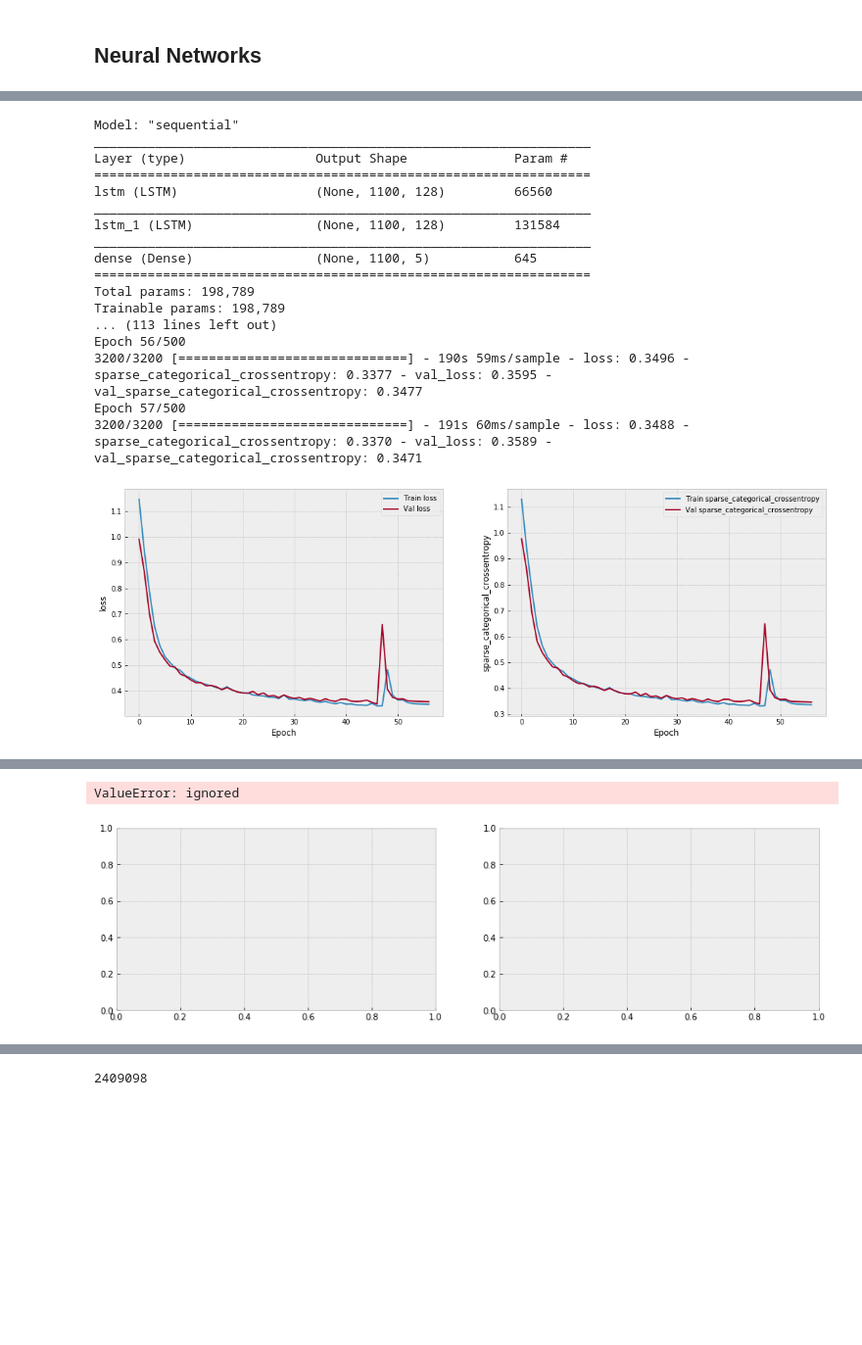
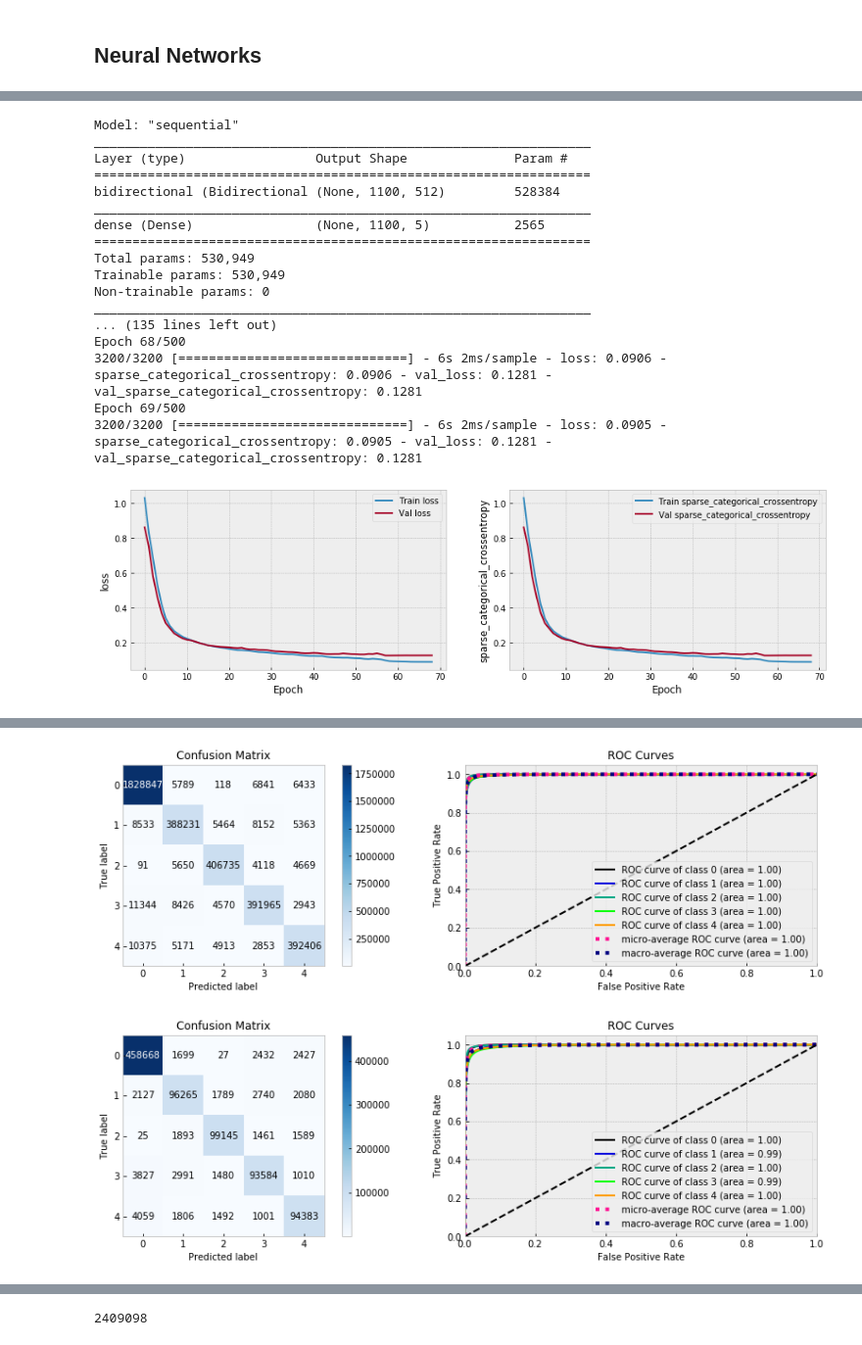
Before and after one commit to ABV-Hub/crowdanalytix, a Jupyter notebook: workinprogress.ipynb, the cells around one changed output, grey strips where cells are left out. Shown at 98% size. Cells and saved outputs as stored; diff of their text form; code cells hidden in the pictures; blank space fills up the shorter version.

```diff
--- a/workinprogress.ipynb
+++ b/workinprogress.ipynb
@@ -238,4 +292,5 @@ def plot_history(history, metric_names):
 # %%
+from tensorflow.keras.layers import Input, LSTM, Dense, Reshape, Conv1D, MaxPool1D, Bidirectional
 tf.keras.backend.clear_session()
 
 EPOCHS = 500
@@ -244,7 +299,7 @@ BLOCK=1100
 
 X, y = data.iloc[:, 1:], data.iloc[:, :1]
 #X, _, y, _ = train_test_split(X, y, random_state=RS, shuffle=False, test_size=0.8)
-X_train, X_cv, y_train, y_cv = train_test_split(X, y, random_state=RS, shuffle=False, test_size=0.2)
+X_train, X_cv, y_train, y_cv = train_test_split(X, y, random_state=RS, shuffle=False, test_size=0.1)
 
 center, scale = X_train.mean().values, X_train.std().values
 X_train = (X_train.values - center)/scale
@@ -261,11 +316,11 @@ y_cv_ = y_cv.reshape(-1, BLOCK, 1)
 FEATURES_NUM = 1
 TARGET_TYPES = 5
 weight_decay = 0.01
+#kernel_regularizer=keras.regularizers.l2(weight_decay)
 model = tf.keras.Sequential([
-    tf.keras.layers.Input(shape=(BLOCK, 1)),
-    tf.keras.layers.LSTM(128, return_sequences=True, kernel_regularizer=keras.regularizers.l2(weight_decay)),
-    tf.keras.layers.LSTM(128, return_sequences=True),
-    tf.keras.layers.Dense(TARGET_TYPES, activation='softmax'),
+    Input(shape=(BLOCK, 1)),
+    Bidirectional(LSTM(256, return_sequences=True)),
+    Dense(TARGET_TYPES, activation='softmax'),
   ])
 optimizer=keras.optimizers.Adam(lr=1e-3)
 model.compile(optimizer=optimizer,
@@ -305,7 +360,7 @@ model = keras.models.load_model('my_checkpoint.h5')
 
 plot_history(history, model.metrics_names)
 
-score = model.evaluate(X_train, y_train_,
+score = model.evaluate(X_cv, y_cv_,
                         batch_size=BS,
                         verbose=0,
                         use_multiprocessing=True)
@@ -318,43 +373,42 @@ print(metrics)
 
 model.reset_states()
 
-TARGET_TYPES = 5
 train_pred_proba = model.predict(X_train, use_multiprocessing=True)
 train_pred_proba = train_pred_proba.reshape(-1, TARGET_TYPES)
 train_pred = train_pred_proba.argmax(axis=1)
 cv_pred_proba = model.predict(X_cv, use_multiprocessing=True)
 cv_pred_proba = cv_pred_proba.reshape(-1, TARGET_TYPES)
 cv_pred = cv_pred_proba.argmax(axis=1)
 
 import scikitplot as skplt
 fig = plt.figure(figsize=(15,4))
 ax1 = fig.add_subplot(1, 2, 1)
 skplt.metrics.plot_confusion_matrix(y_train, train_pred, ax=ax1)
 ax2 = fig.add_subplot(1, 2, 2)
 skplt.metrics.plot_roc(y_train, train_pred_proba, ax=ax2)
 
 fig = plt.figure(figsize=(15,4))
 ax1 = fig.add_subplot(1, 2, 1)
 skplt.metrics.plot_confusion_matrix(y_cv, cv_pred, ax=ax1)
 ax2 = fig.add_subplot(1, 2, 2)
 skplt.metrics.plot_roc(y_cv, cv_pred_proba, ax=ax2)
 plt.show()
 # %% [output]
 Model: "sequential"
 _________________________________________________________________
 Layer (type)                 Output Shape              Param #
 =================================================================
-lstm (LSTM)                  (None, 1100, 128)         66560
+bidirectional (Bidirectional (None, 1100, 512)         528384
 _________________________________________________________________
-lstm_1 (LSTM)                (None, 1100, 128)         131584
+dense (Dense)                (None, 1100, 5)           2565
+=================================================================
+Total params: 530,949
+Trainable params: 530,949
+Non-trainable params: 0
 _________________________________________________________________
-dense (Dense)                (None, 1100, 5)           645
-=================================================================
-Total params: 198,789
-Trainable params: 198,789
-... (113 lines left out)
-Epoch 56/500
-3200/3200 [==============================] - 190s 59ms/sample - loss: 0.3496 - sparse_categorical_crossentropy: 0.3377 - val_loss: 0.3595 - val_sparse_categorical_crossentropy: 0.3477
-Epoch 57/500
-3200/3200 [==============================] - 191s 60ms/sample - loss: 0.3488 - sparse_categorical_crossentropy: 0.3370 - val_loss: 0.3589 - val_sparse_categorical_crossentropy: 0.3471
+... (135 lines left out)
+Epoch 68/500
+3200/3200 [==============================] - 6s 2ms/sample - loss: 0.0906 - sparse_categorical_crossentropy: 0.0906 - val_loss: 0.1281 - val_sparse_categorical_crossentropy: 0.1281
+Epoch 69/500
+3200/3200 [==============================] - 6s 2ms/sample - loss: 0.0905 - sparse_categorical_crossentropy: 0.0905 - val_loss: 0.1281 - val_sparse_categorical_crossentropy: 0.1281
-[figure, old version]
+[figure, new version]
@@ -362,5 +416,5 @@ loss: 0.3388 sparse_categorical_crossentropy: 0.3285
-ValueError: ignored
-[figure, old version]
+[figure, new version]
+[figure, added]
 # %%
 model = keras.models.load_model('my_checkpoint.h5')
 
```
Also changed, not shown: parts of 5 cells of this notebook.
